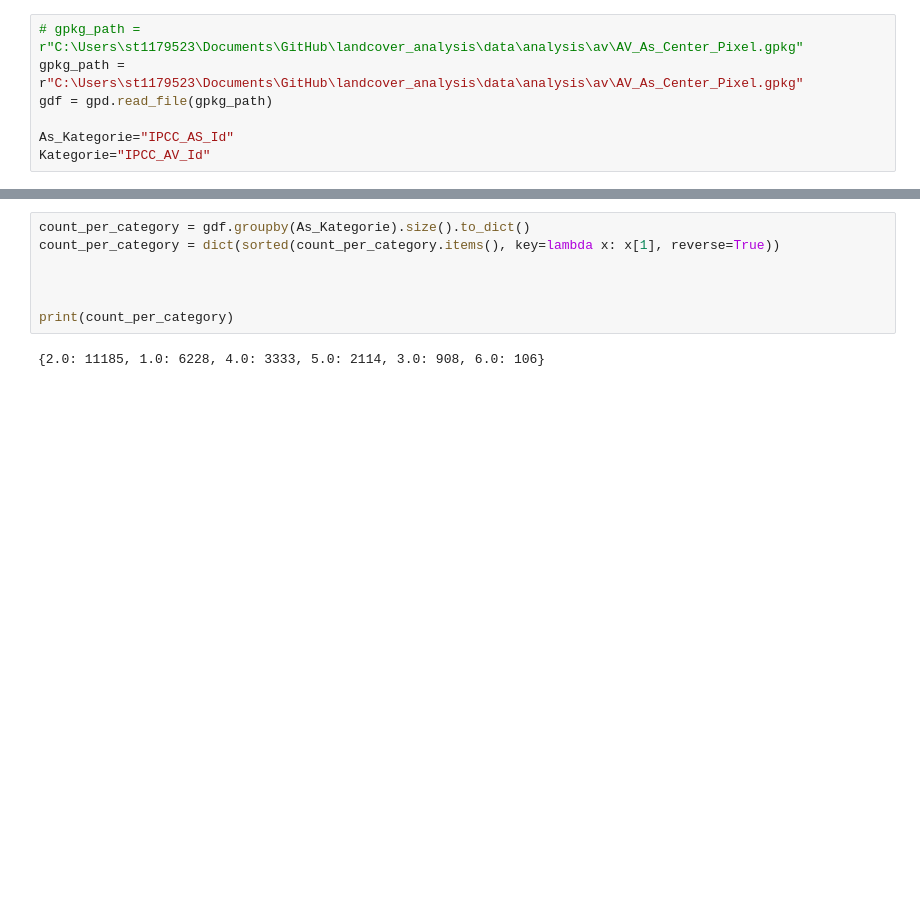
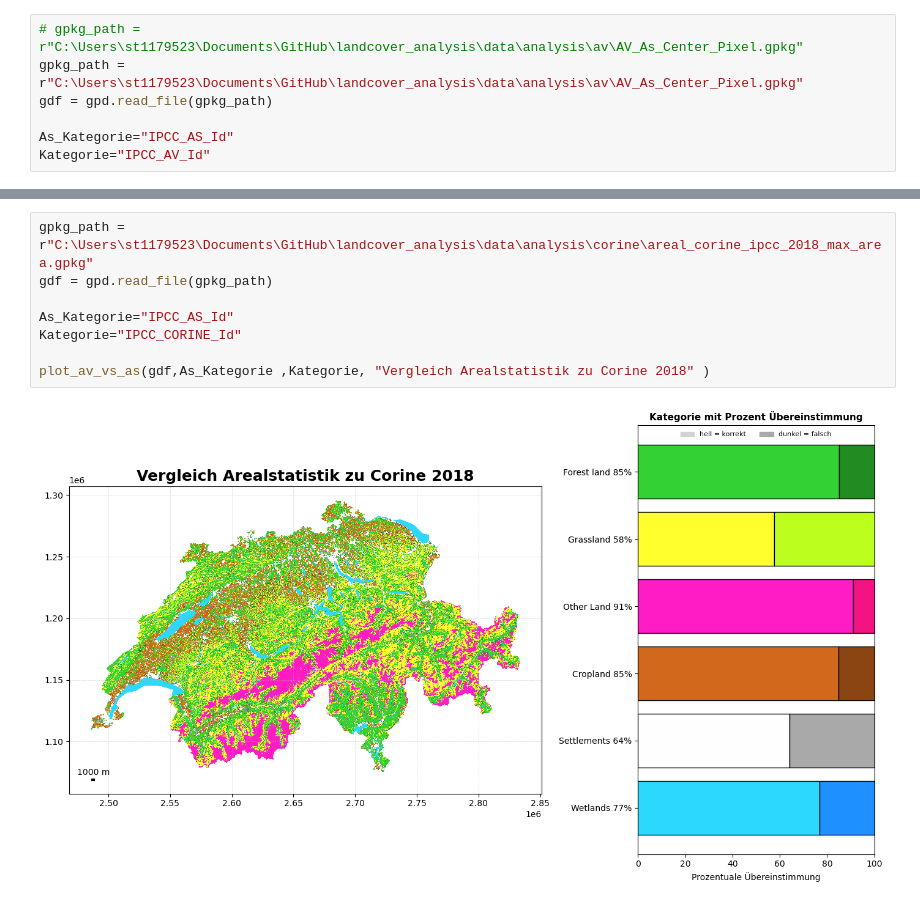
Before and after one commit to JonasHeinz/landcover_analysis, a Jupyter notebook: scripts/visualization/as-av.ipynb, the cells around one changed output, grey strips where cells are left out. Cells and saved outputs as stored; diff of their text form; blank space fills up the shorter version.

```diff
--- a/scripts/visualization/as-av.ipynb
+++ b/scripts/visualization/as-av.ipynb
@@ -137,10 +149,11 @@ plot_av_vs_as(gdf,As_Kategorie ,Kategorie, "Hackerboy" )
 # %%
-count_per_category = gdf.groupby(As_Kategorie).size().to_dict()
-count_per_category = dict(sorted(count_per_category.items(), key=lambda x: x[1], reverse=True))
+gpkg_path = r"C:\Users\st1179523\Documents\GitHub\landcover_analysis\data\analysis\corine\areal_corine_ipcc_2018_max_area.gpkg"
+gdf = gpd.read_file(gpkg_path)
 
+As_Kategorie="IPCC_AS_Id"
+Kategorie="IPCC_CORINE_Id"
 
-
-print(count_per_category)
+plot_av_vs_as(gdf,As_Kategorie ,Kategorie, "Vergleich Arealstatistik zu Corine 2018" )
 # %% [output]
-{2.0: 11185, 1.0: 6228, 4.0: 3333, 5.0: 2114, 3.0: 908, 6.0: 106}
+[figure, added]
 # %%
```
Also changed, not shown: parts of 5 cells of this notebook.
